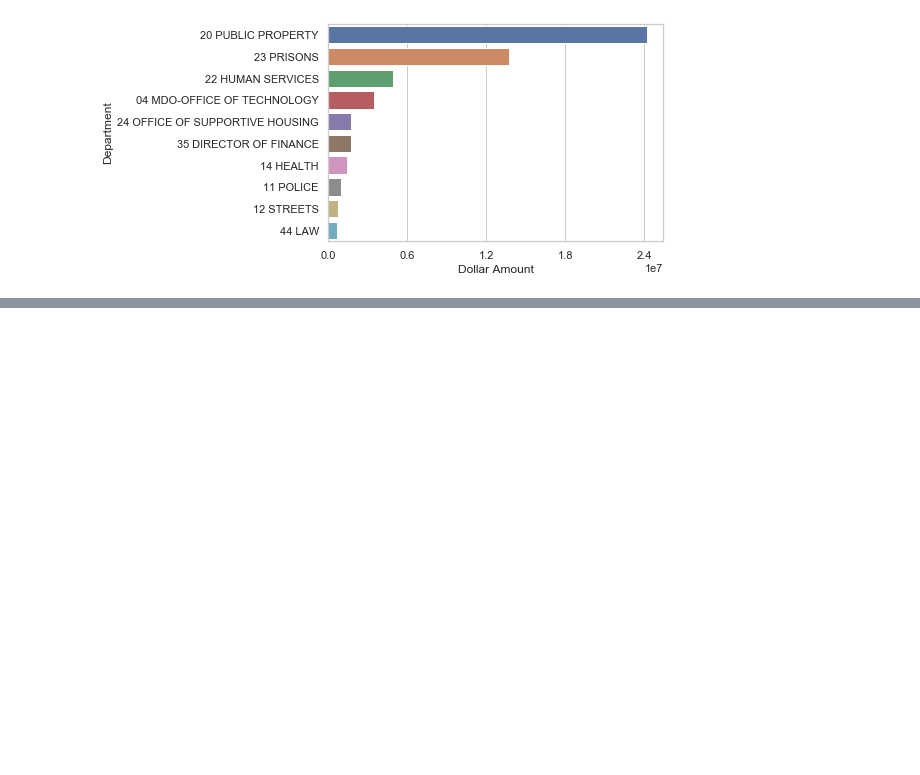
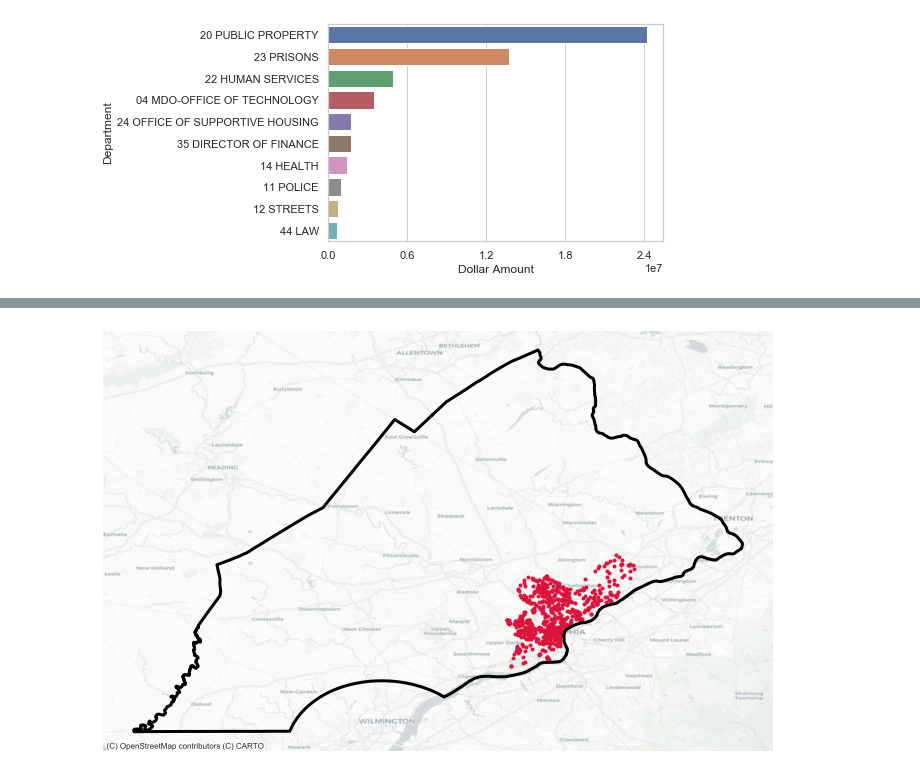
Before and after one commit to BinnyDaBin/MWDSBE, a Jupyter notebook: mwdsbe/general_funds_nhoods_analysis.ipynb, the cells around one changed output, grey strips where cells are left out. Cells and saved outputs as stored; diff of their text form; code cells hidden in the pictures; blank space fills up the shorter version.

```diff
--- a/mwdsbe/general_funds_nhoods_analysis.ipynb
+++ b/mwdsbe/general_funds_nhoods_analysis.ipynb
@@ -402,0 +534,21 @@ plt.show()
+# %%
+import contextily as ctx
+
+registry = gpd.GeoDataFrame(registry, geometry='geometry', crs={"init": "epsg:4326"})
+
+# create the axes
+fig, ax = plt.subplots(figsize=(12, 12))
+
+# plot a random sample of potholes
+registry.plot(ax=ax, marker='.', color='crimson') # NEW: use the sample() function
+
+# add the city limits
+philly_msa.to_crs(registry.crs).plot(ax=ax, edgecolor='black', linewidth=3, facecolor='none')
+
+# NEW: plot the basemap underneath
+ctx.add_basemap(ax=ax, crs=registry.crs, url=ctx.providers.CartoDB.Positron)
+
+# remove axis lines
+ax.set_axis_off()
+# %% [output]
+[figure, added]
```
Also changed, not shown: parts of 18 cells of this notebook, 13 other files.
